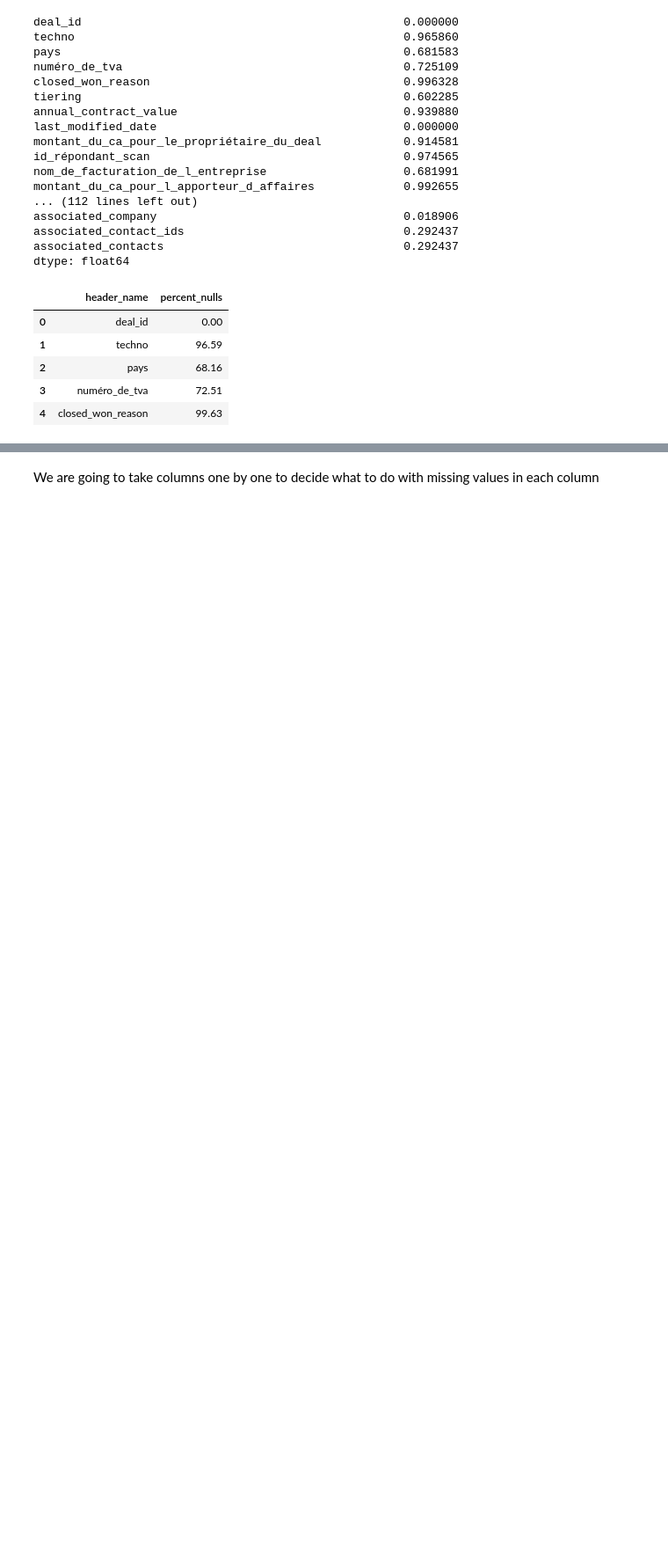
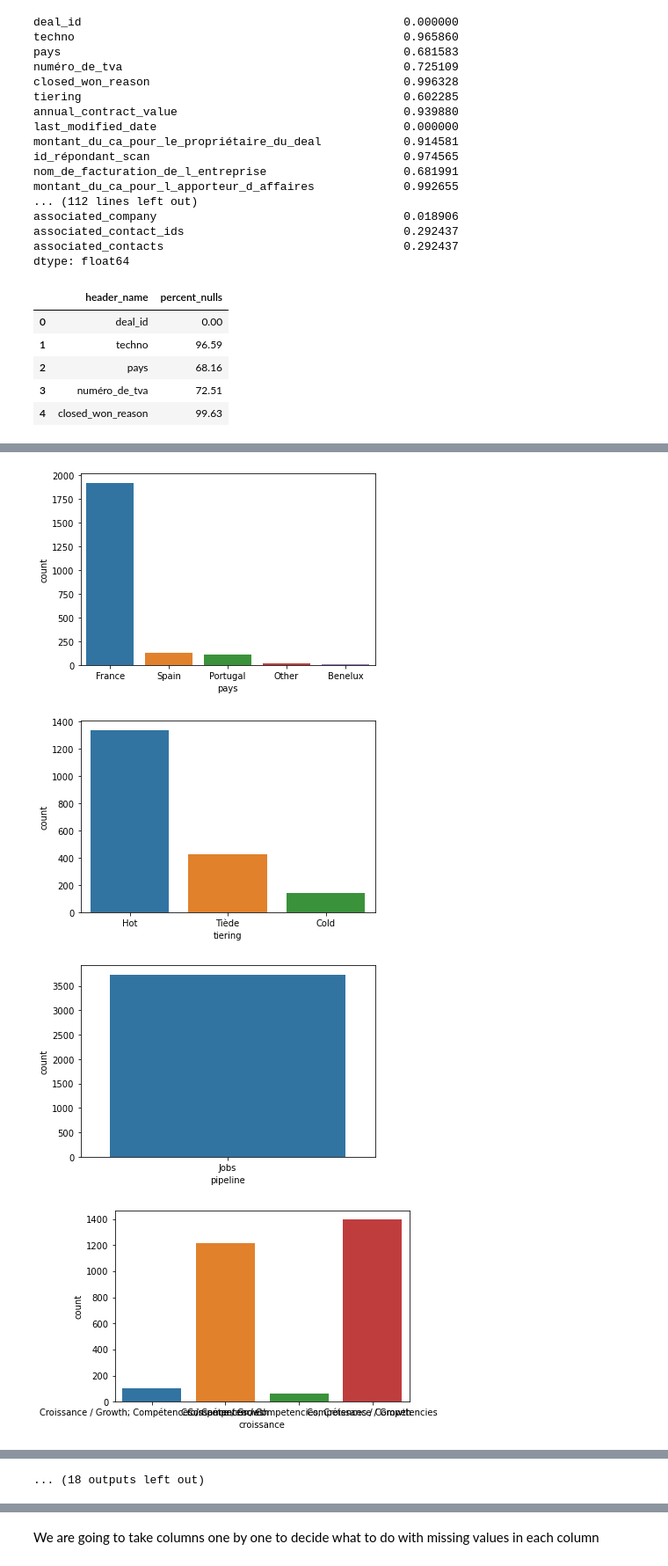
Before and after one commit to audedef/crm_project_ironhack, a Jupyter notebook: cleaning_deals.ipynb, the cells around one changed output, grey strips where cells are left out. Shown at 88% size. Cells and saved outputs as stored; diff of their text form; code cells hidden in the pictures; blank space fills up the shorter version.

```diff
--- a/cleaning_deals.ipynb
+++ b/cleaning_deals.ipynb
@@ -342,0 +520,12 @@ Name: status, dtype: int64
+# %%
+# plotting categoricals
+def plot_categoricals(x) :
+    sns.countplot(x)
+    plt.show()
+
+jobs_categoricals.apply(plot_categoricals)
+# %% [output]
+[figure, added]
+[figure, added]
+[figure, added]
+[figure, added]
@@ -342,0 +540 @@ Name: status, dtype: int64
+... (18 outputs left out)
```
Also changed, not shown: parts of 115 cells of this notebook, 3 other files.
